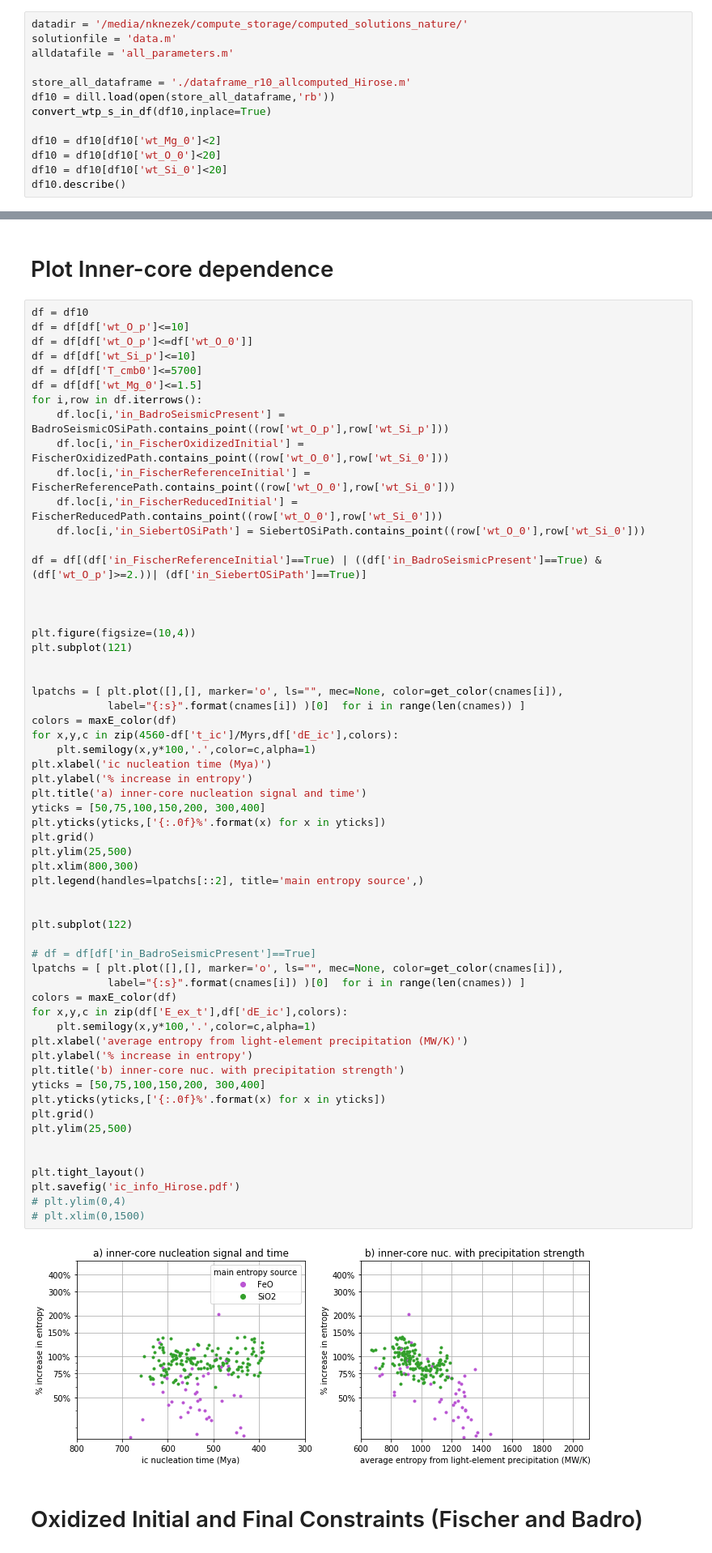
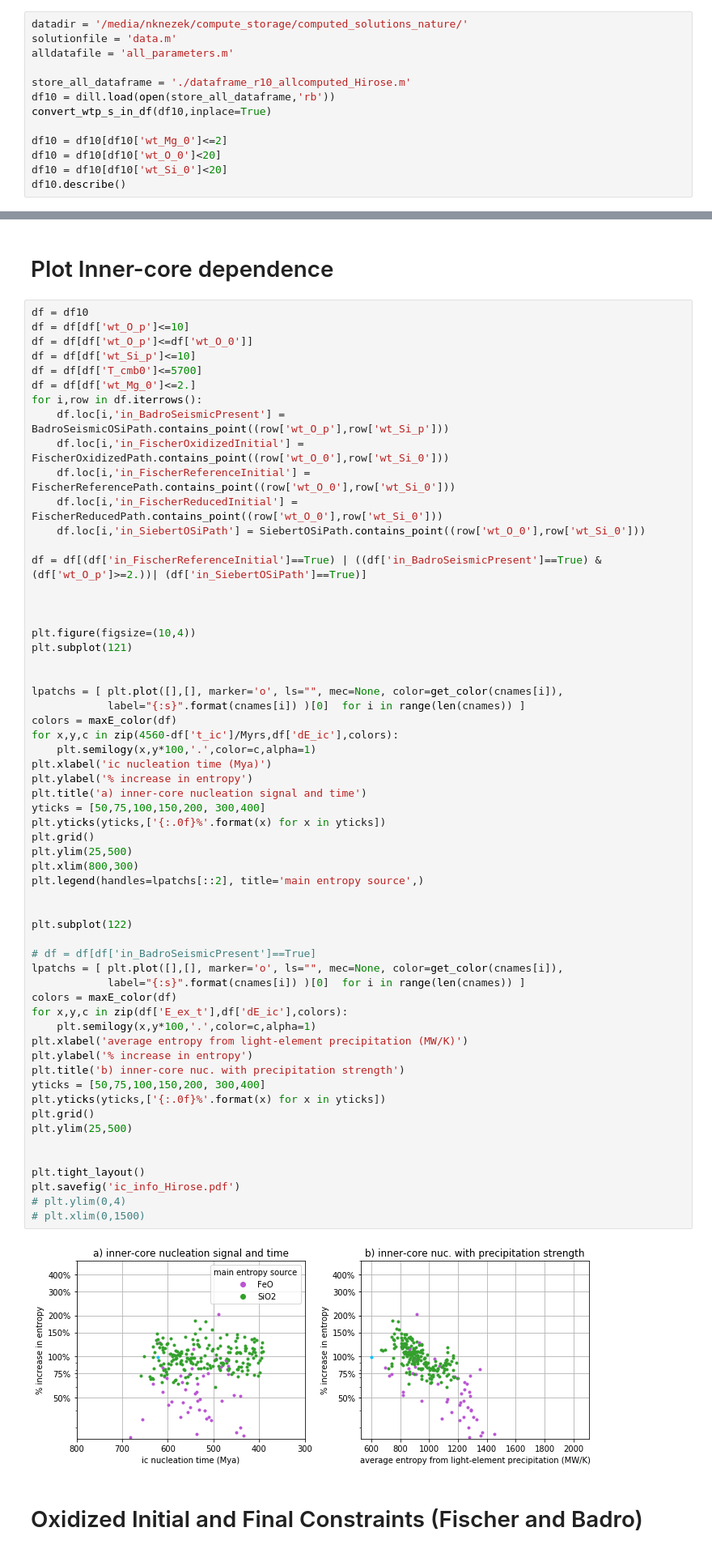
Before and after one commit to nknezek/MgSi-Exsolution, a Jupyter notebook: figures_new/plot final Hirose Plots.ipynb, the cells around one changed output, grey strips where cells are left out. Shown at 81% size. Cells and saved outputs as stored; diff of their text form.

Commit message:
final plots

```diff
--- a/figures_new/plot final Hirose Plots.ipynb
+++ b/figures_new/plot final Hirose Plots.ipynb
@@ -135,7 +141,7 @@ store_all_dataframe = './dataframe_r10_allcomputed_Hirose.m'
 df10 = dill.load(open(store_all_dataframe,'rb'))
 convert_wtp_s_in_df(df10,inplace=True)
 
-df10 = df10[df10['wt_Mg_0']<2]
+df10 = df10[df10['wt_Mg_0']<=2]
 df10 = df10[df10['wt_O_0']<20]
 df10 = df10[df10['wt_Si_0']<20]
 df10.describe()
@@ -158,7 +164,7 @@ df = df[df['wt_O_p']<=10]
 df = df[df['wt_O_p']<=df['wt_O_0']]
 df = df[df['wt_Si_p']<=10]
 df = df[df['T_cmb0']<=5700]
-df = df[df['wt_Mg_0']<=1.5]
+df = df[df['wt_Mg_0']<=2.]
 for i,row in df.iterrows():
     df.loc[i,'in_BadroSeismicPresent'] = BadroSeismicOSiPath.contains_point((row['wt_O_p'],row['wt_Si_p']))
     df.loc[i,'in_FischerOxidizedInitial'] = FischerOxidizedPath.contains_point((row['wt_O_0'],row['wt_Si_0']))
@@ -185,34 +191,34 @@ plt.title('a) inner-core nucleation signal and time')
 yticks = [50,75,100,150,200, 300,400]
 plt.yticks(yticks,['{:.0f}%'.format(x) for x in yticks])
 plt.grid()
 plt.ylim(25,500)
 plt.xlim(800,300)
 plt.legend(handles=lpatchs[::2], title='main entropy source',)
 
 
 plt.subplot(122)
 
 # df = df[df['in_BadroSeismicPresent']==True]
 lpatchs = [ plt.plot([],[], marker='o', ls="", mec=None, color=get_color(cnames[i]),
             label="{:s}".format(cnames[i]) )[0]  for i in range(len(cnames)) ]
 colors = maxE_color(df)
 for x,y,c in zip(df['E_ex_t'],df['dE_ic'],colors):
     plt.semilogy(x,y*100,'.',color=c,alpha=1)
 plt.xlabel('average entropy from light-element precipitation (MW/K)')
 plt.ylabel('% increase in entropy')
 plt.title('b) inner-core nuc. with precipitation strength')
 yticks = [50,75,100,150,200, 300,400]
 plt.yticks(yticks,['{:.0f}%'.format(x) for x in yticks])
 plt.grid()
 plt.ylim(25,500)
 
 
 plt.tight_layout()
 plt.savefig('ic_info_Hirose.pdf')
 # plt.ylim(0,4)
 # plt.xlim(0,1500)
 # %% [output]
-[figure, old version]
+[figure, new version]
 # %% [markdown]
 # Oxidized Initial and Final Constraints (Fischer and Badro)
 # %%
```
Also changed, not shown: parts of 24 cells of this notebook, 18 other files.
